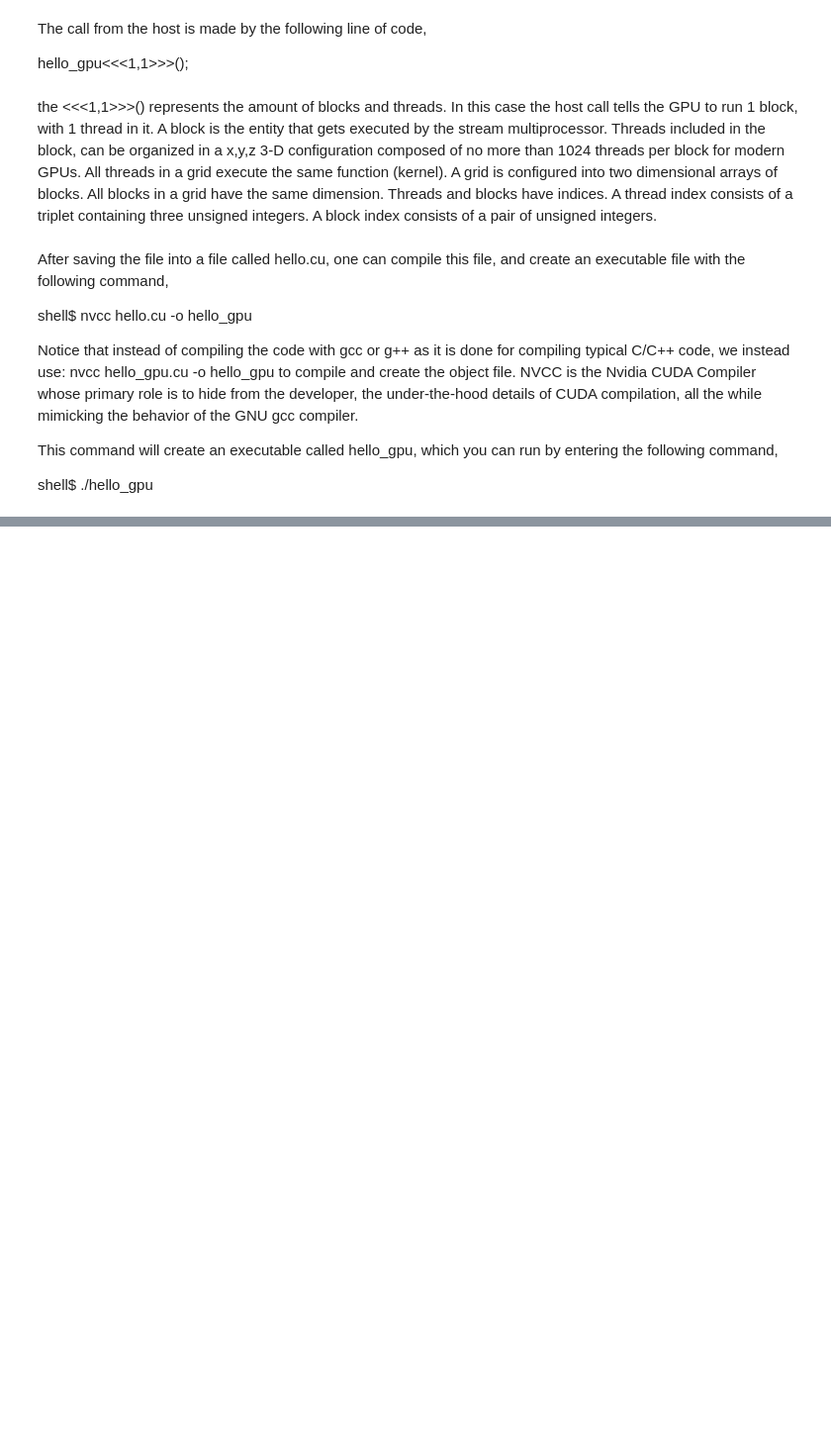
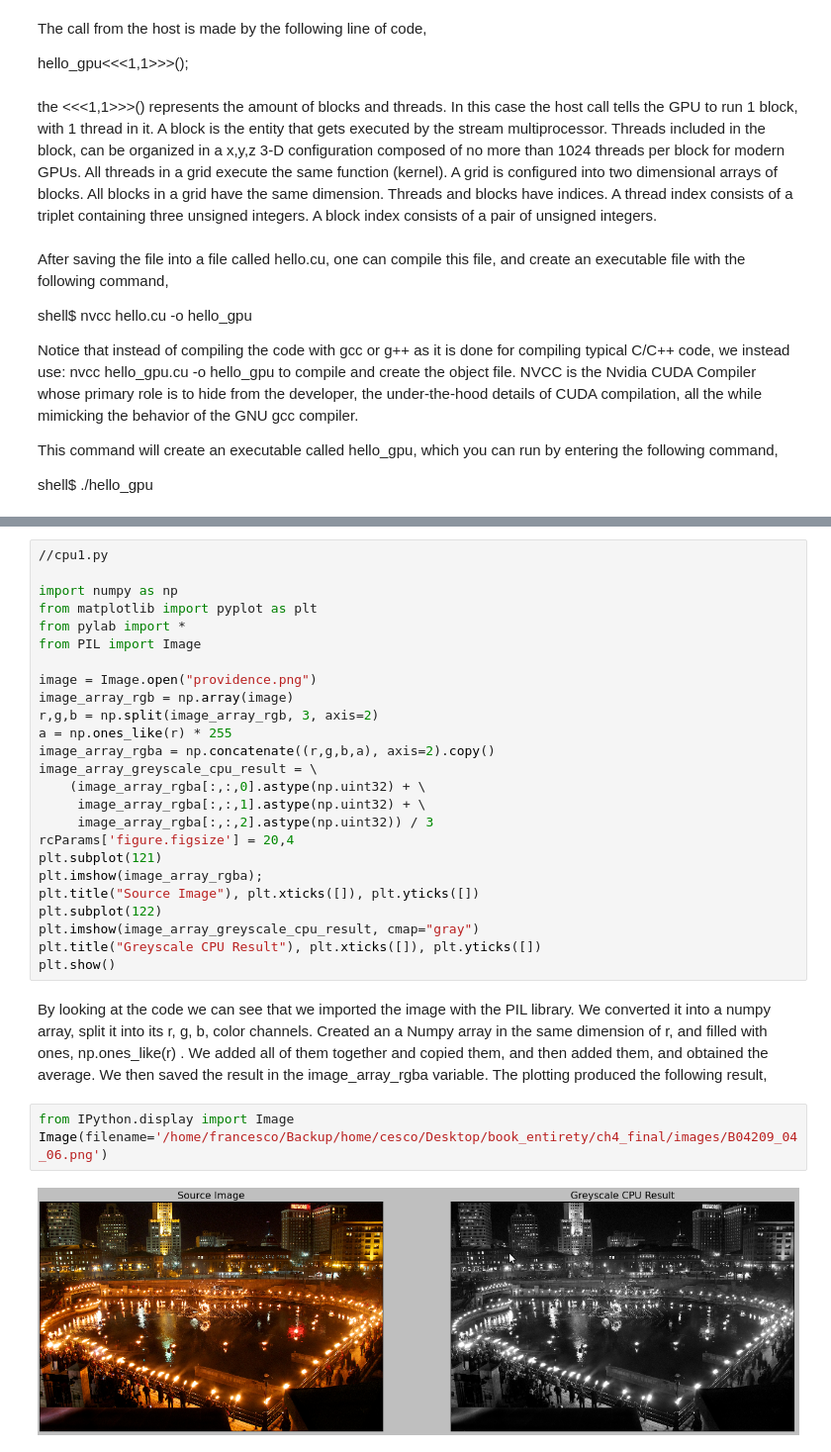
Before and after one commit to cesco345/opencv_python_examples, a Jupyter notebook: ch4/chapter4.ipynb, the cells around one changed output, grey strips where cells are left out. Shown at 99% size. Saved outputs shown, nothing was run; the diff lists cells and outputs as text; blank space fills up the shorter version.

```diff
--- a/ch4/chapter4.ipynb
+++ b/ch4/chapter4.ipynb
@@ -138,0 +224,32 @@ shell$ ./hello_gpu
+# %%
+//cpu1.py
+
+import numpy as np
+from matplotlib import pyplot as plt
+from pylab import *
+from PIL import Image
+
+image = Image.open("providence.png")
+image_array_rgb = np.array(image)
+r,g,b = np.split(image_array_rgb, 3, axis=2)
+a = np.ones_like(r) * 255
+image_array_rgba = np.concatenate((r,g,b,a), axis=2).copy()
+image_array_greyscale_cpu_result = \
+    (image_array_rgba[:,:,0].astype(np.uint32) + \
+     image_array_rgba[:,:,1].astype(np.uint32) + \
+     image_array_rgba[:,:,2].astype(np.uint32)) / 3
+rcParams['figure.figsize'] = 20,4
+plt.subplot(121)
+plt.imshow(image_array_rgba);
+plt.title("Source Image"), plt.xticks([]), plt.yticks([])
+plt.subplot(122)
+plt.imshow(image_array_greyscale_cpu_result, cmap="gray")
+plt.title("Greyscale CPU Result"), plt.xticks([]), plt.yticks([])
+plt.show()
+# %% [markdown]
+By looking at the code we can see that we imported the image with the PIL library.  We converted it into a numpy array, split it into its r, g, b, color channels.  Created an a Numpy array in the same dimension of r, and filled with ones, np.ones_like(r) . We added all of them together and copied them, and then added them, and obtained the average.  We then saved the result in the image_array_rgba variable. The plotting produced the following result,
+# %%
+from IPython.display import Image
+Image(filename='/home/francesco/Backup/home/cesco/Desktop/book_entirety/ch4_final/images/B04209_04_06.png')
+# %% [output]
+[figure, added]
```
Also changed, not shown: parts of 12 cells of this notebook.
